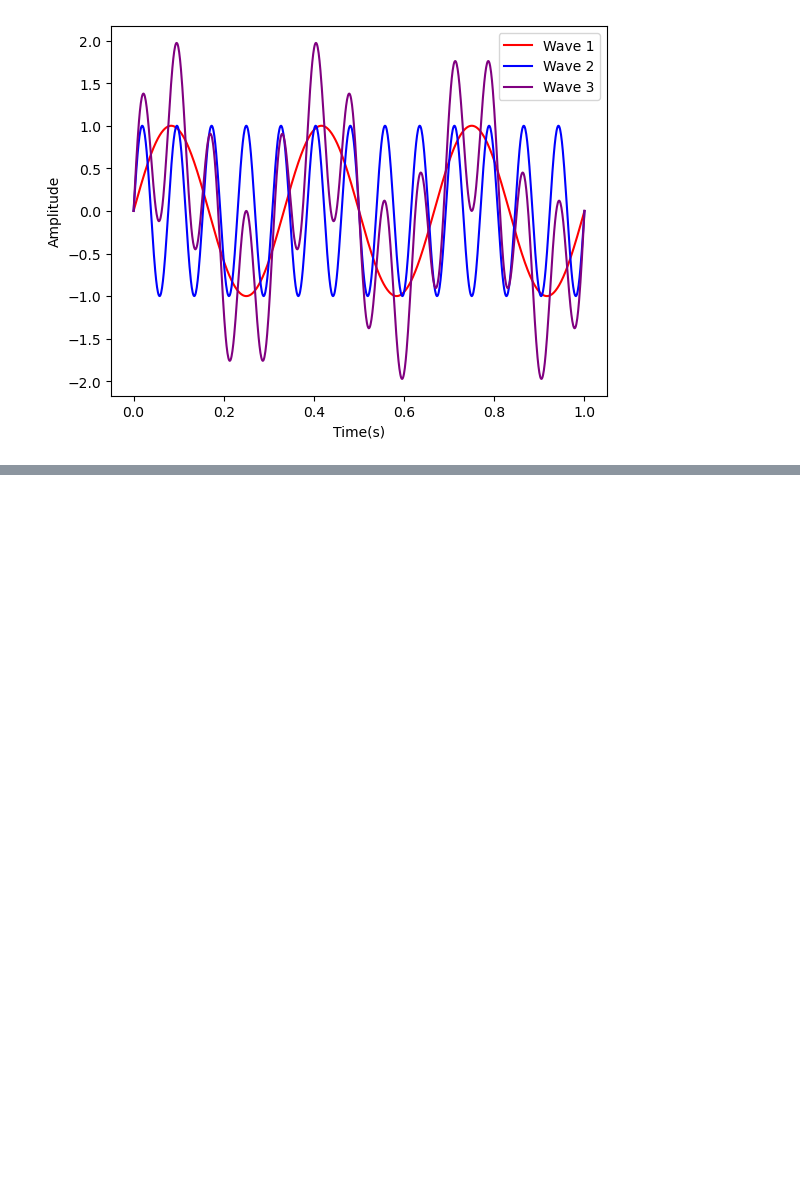
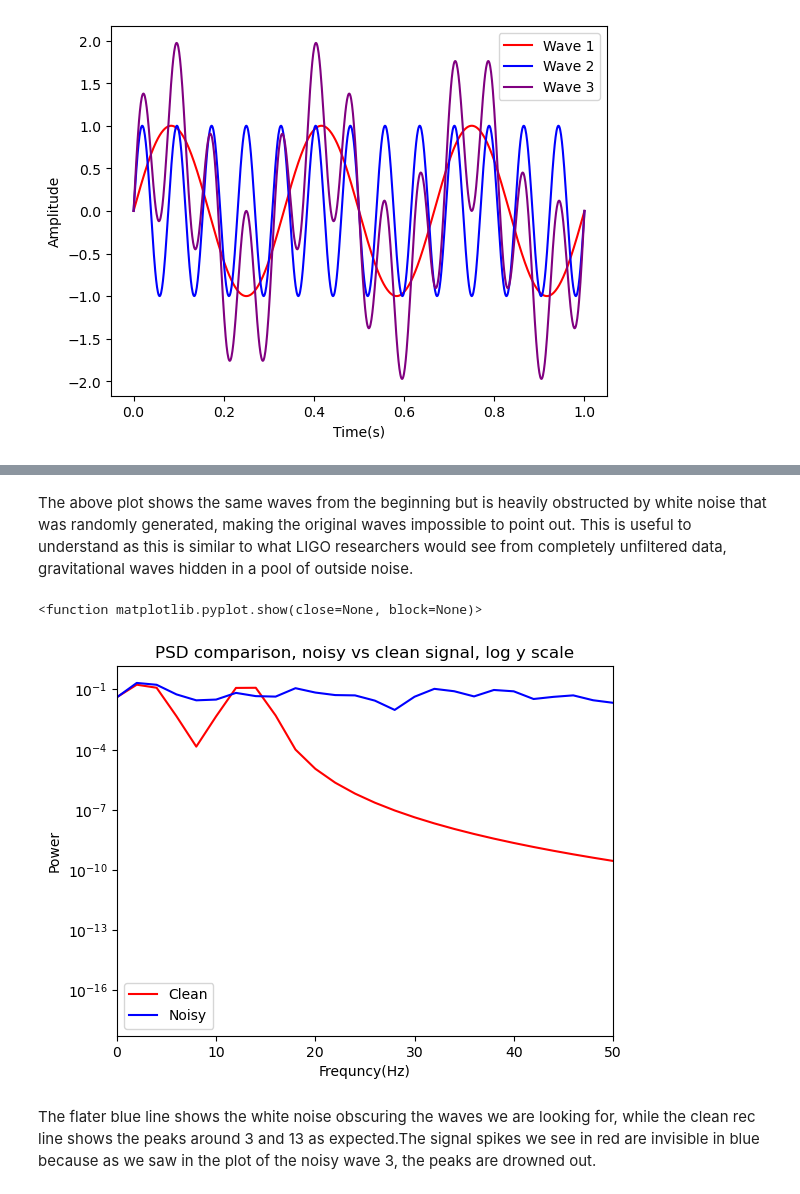
Before and after one commit to VanJessup-Dascher/ligo-gw-analysis, a Jupyter notebook: notebooks/01_fourier_transform_basics.ipynb, the cells around one changed output, grey strips where cells are left out. Drawn from its saved outputs; the diff is of its cells as text; code cells hidden in the pictures; blank space fills up the shorter version.

```diff
--- a/notebooks/01_fourier_transform_basics.ipynb
+++ b/notebooks/01_fourier_transform_basics.ipynb
@@ -70,0 +89,24 @@ Object `otherwise` not found.
+# %% [markdown]
+The above plot shows the same waves from the beginning but is heavily obstructed by white noise that was randomly generated, making the original waves impossible to point out. This is useful to understand as this is similar to what LIGO researchers would see from completely unfiltered data, gravitational waves hidden in a pool of outside noise.
+# %%
+import numpy as np
+import math
+import matplotlib.pyplot as plt
+from scipy.signal import welch
+
+freqs , power = welch(wave3clean, 1000, nperseg = 500)
+freqs_noise , power_noise = welch(wave3noisy, 1000, nperseg = 500)
+plt.plot(freqs, power, label = "Clean", color="Red")
+plt.plot(freqs_noise, power_noise, label = "Noisy", color = "Blue")
+plt.xlabel("Frequncy(Hz)")
+plt.xlim(0,50)
+plt.yscale("log")
+plt.ylabel("Power")
+plt.title("PSD comparison, noisy vs clean signal, log y scale")
+plt.legend()
+plt.show
+# %% [output]
+<function matplotlib.pyplot.show(close=None, block=None)>
+[figure, added]
+# %% [markdown]
+The flater blue line shows the white noise obscuring the waves we are looking for, while the clean rec line shows the peaks around 3 and 13 as expected.The signal spikes we see in red are invisible in blue because as we saw in the plot of the noisy wave 3, the peaks are drowned out.
```
Also changed, not shown: parts of 6 cells of this notebook.
